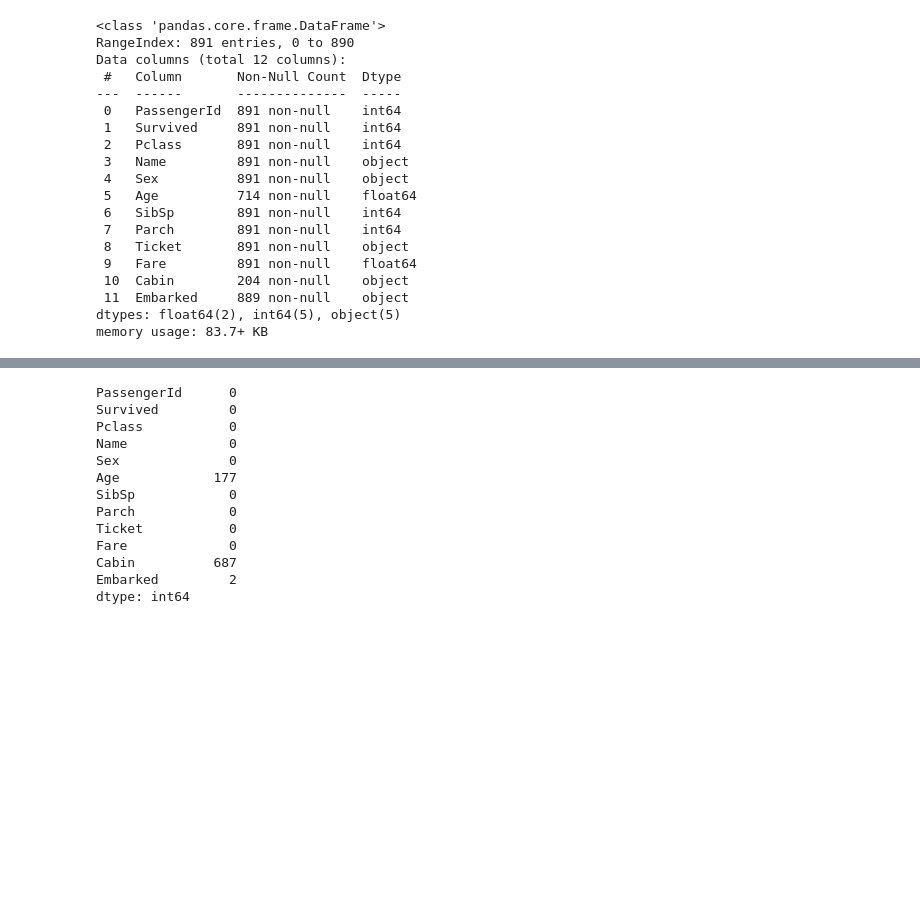
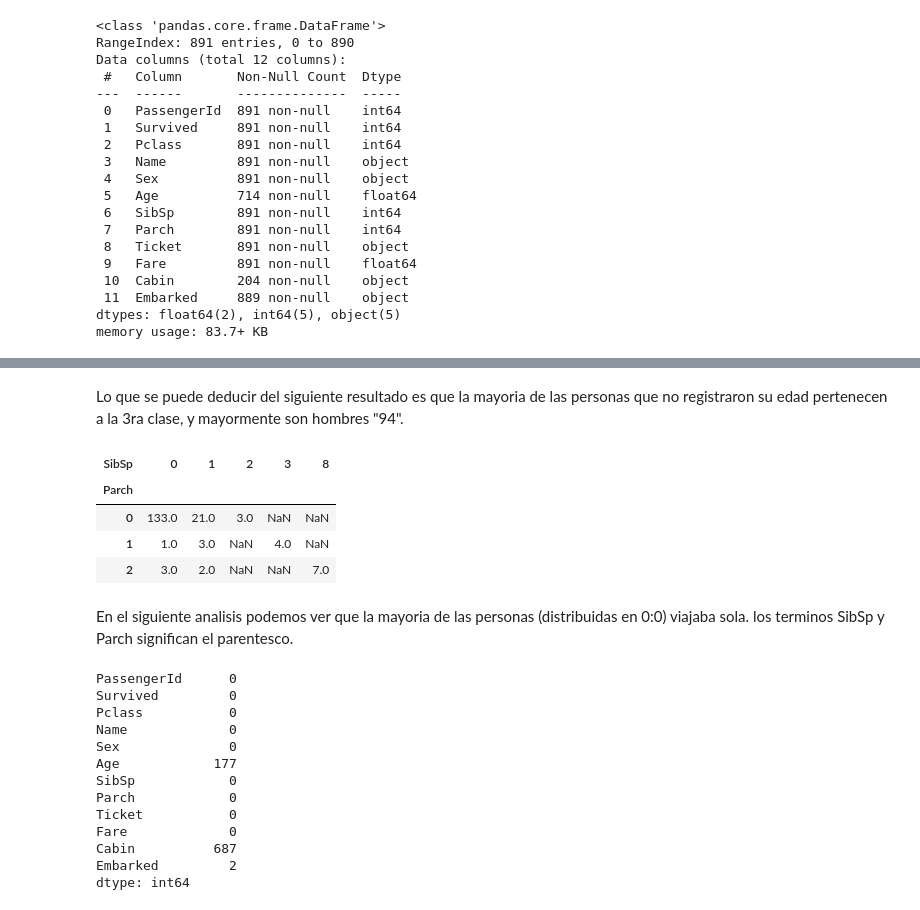
Before and after one commit to Natanael20098/Proyecto-Titanic, a Jupyter notebook: Analisis-titanic.ipynb, the cells around one changed output, grey strips where cells are left out. Saved outputs shown, nothing was run; the diff lists cells and outputs as text; code cells hidden in the pictures; blank space fills up the shorter version.

```diff
--- a/Analisis-titanic.ipynb
+++ b/Analisis-titanic.ipynb
@@ -54,3 +65,18 @@ memory usage: 83.7+ KB
+# %% [markdown]
+Lo que se puede deducir del siguiente resultado es que la mayoria de las personas que no registraron su edad pertenecen a la 3ra clase, y mayormente son hombres "94".
+# %%
+(train[train['Age'].isna()] #Verificamos la distrubucion de los datos nulos en el dataset de train.
+            .groupby(['SibSp','Parch']) #con este comando
+            .count()['PassengerId'] #Realizamos el conteo por pasajeros.
+            .unstack(level=0))
+# %% [output]
+| SibSp | 0 | 1 | 2 | 3 | 8 |
+| Parch |  |  |  |  |  |
+| 0 | 133.0 | 21.0 | 3.0 | NaN | NaN |
+| 1 | 1.0 | 3.0 | NaN | 4.0 | NaN |
+| 2 | 3.0 | 2.0 | NaN | NaN | 7.0 |
+# %% [markdown]
+En el siguiente analisis podemos ver que la mayoria de las personas (distribuidas en 0:0) viajaba sola. los terminos SibSp y Parch significan el parentesco.
 # %%
 train.isnull().sum() #si tiene nulos debemos saber cuantos por cada columna
 # %% [output]
```
Also changed, not shown: parts of 11 cells of this notebook.
